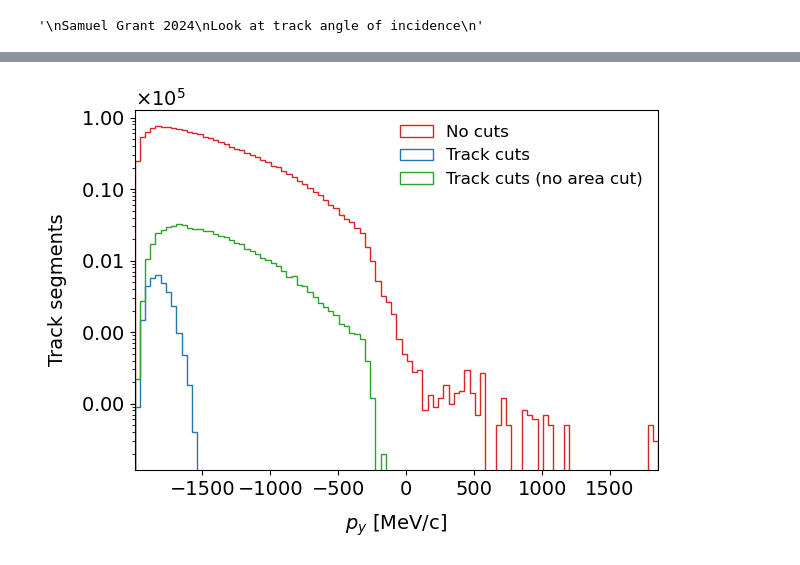
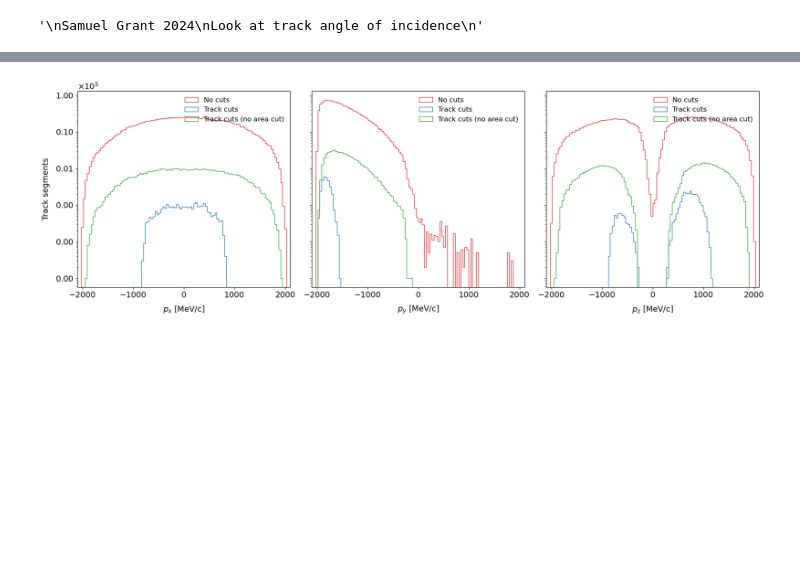
Before and after one commit to sam-grant/CRVSim, a Jupyter notebook: Analyses/Jupyter/TrackAngle.ipynb, the cells around one changed output, grey strips where cells are left out. Cells and saved outputs as stored; diff of their text form; code cells hidden in the pictures; blank space fills up the shorter version.

Commit message:
Investigating vertical tracks.

```diff
--- a/Analyses/Jupyter/TrackAngle.ipynb
+++ b/Analyses/Jupyter/TrackAngle.ipynb
@@ -217,8 +296,10 @@ def ApplyTrackerCuts(arrays_, fail=False, quiet=False, fid=True):
 # %%
 # data_ = ak.copy(data_)
 track_cuts_ = ak.copy(data_)
+old_track_cuts_ = ak.copy(data_)
 track_cuts_no_fid_ = ak.copy(data_)
 track_cuts_ = ApplyTrackerCuts(track_cuts_, fail=False, fid=True)
+old_track_cuts_ = ApplyOldTrackerCuts(old_track_cuts_, fail=False, fid=True)
 track_cuts_no_fid_ = ApplyTrackerCuts(track_cuts_no_fid_, fail=False, fid=False)
 
 pr.PrintNEvents(track_cuts_, 1, masks_ = ["pass_track_cuts", "trk_bestFit", "trkfit_bestFit", "trkfit_KLCRV1", "trkfit_CRV1Fiducial"])
@@ -234,6 +315,16 @@ Plot2D(x=ak.flatten(track_cuts_["trkfit"]["klfit"]["pos"]["fCoordinates"]["fZ"],
        , min_box_coords=min_box_coords, max_box_coords=max_box_coords
        , title="Track cuts", xlabel="KKInter Z [mm]", ylabel="KKInter X [mm]"
        , fout=f"../Images/{recon}/TrackAngle/h2_ZX_track_cuts.png")
+
+min_box_coords = (-(1775.0)-500, -(6100/2))
+max_box_coords = (+(1775.0)-500, +(6100/2))
+
+Plot2D(x=ak.flatten(old_track_cuts_["trkfit"]["klfit"]["pos"]["fCoordinates"]["fZ"], axis=None)#[:1000]
+       , y=ak.flatten(old_track_cuts_["trkfit"]["klfit"]["pos"]["fCoordinates"]["fX"], axis=None)#[:1000]
+       , nbinsX=100, xmin=-8000, xmax=8000, nbinsY=100, ymin=-8000, ymax=8000
+       , min_box_coords=min_box_coords, max_box_coords=max_box_coords
+       , title="Old track cuts", xlabel="KKInter Z [mm]", ylabel="KKInter X [mm]"
+       , fout=f"../Images/{recon}/TrackAngle/h2_ZX_old_track_cuts.png")
 
 Plot2D(x=ak.flatten(track_cuts_no_fid_["trkfit"]["klfit"]["pos"]["fCoordinates"]["fZ"], axis=None)#[:1000]
        , y=ak.flatten(track_cuts_no_fid_["trkfit"]["klfit"]["pos"]["fCoordinates"]["fX"], axis=None)#[:1000]
@@ -340,15 +481,21 @@ py_cut_ = ak.flatten(track_cuts_["trkfit"]["klfit"]["mom"]["fCoordinates"]["fY"]
 pz_cut_ = ak.flatten(track_cuts_["trkfit"]["klfit"]["mom"]["fCoordinates"]["fZ"], axis=None)
 ptot_cut_ = np.sqrt( px_cut_**2 + py_cut_**2 + pz_cut_**2 )
 
+px_old_cut_ = ak.flatten(old_track_cuts_["trkfit"]["klfit"]["mom"]["fCoordinates"]["fX"], axis=None)
+py_old_cut_ = ak.flatten(old_track_cuts_["trkfit"]["klfit"]["mom"]["fCoordinates"]["fY"], axis=None)
+pz_old_cut_ = ak.flatten(old_track_cuts_["trkfit"]["klfit"]["mom"]["fCoordinates"]["fZ"], axis=None)
+ptot_old_cut_ = np.sqrt( px_old_cut_**2 + py_old_cut_**2 + pz_old_cut_**2 )
+
+
 px_cut_no_fid_ = ak.flatten(track_cuts_no_fid_["trkfit"]["klfit"]["mom"]["fCoordinates"]["fX"], axis=None)
 py_cut_no_fid_ = ak.flatten(track_cuts_no_fid_["trkfit"]["klfit"]["mom"]["fCoordinates"]["fY"], axis=None)
 pz_cut_no_fid_ = ak.flatten(track_cuts_no_fid_["trkfit"]["klfit"]["mom"]["fCoordinates"]["fZ"], axis=None)
 ptot_cut_no_fid_ = np.sqrt( px_cut_no_fid_**2 + py_cut_no_fid_**2 + pz_cut_no_fid_**2 )
 
-# Plot1D(ptot_raw_
-#        , nbins=100, xmin=np.min(ptot_raw_), xmax=np.max(ptot_raw_)
-#        , title="No cuts", xlabel="Track momentum [MeV/c]", ylabel="Track segments"
-#        , fout=f"../Images/{recon}/TrackCuts/h1_trkMom_raw.png")
+Plot1D(ptot_raw_
+       , nbins=100, xmin=np.min(ptot_raw_), xmax=np.max(ptot_raw_)
+       , title="No cuts", xlabel="Track momentum [MeV/c]", ylabel="Track segments"
+       , fout=f"../Images/{recon}/TrackAngle/h1_trkMom_raw.png")
 
 # Plot1D(ptot_cut_
 #        , nbins=100, xmin=np.min(ptot_raw_), xmax=np.max(ptot_raw_)
@@ -363,29 +510,52 @@ Plot1DOverlay({"No cuts" : ptot_raw_, "Track cuts" : ptot_cut_, "Track cuts (no
               , log=True
               , legPos="upper left")
 
-Plot1DOverlay({"No cuts" : px_raw_, "Track cuts" : px_cut_, "Track cuts (no area cut)" : px_cut_no_fid_}
-              , nbins=100, xmin=np.min(px_raw_), xmax=np.max(px_raw_)
-              , xlabel="$p_{x}$ [MeV/c]", ylabel="Track segments"# (normalised)"
-              , fout=f"../Images/{recon}/TrackAngle/h1_trkMomX_cut_overlay.png"
-              # , norm=True
-              , log=True
-              , legPos="best")
+# Plot1DOverlay({"No cuts" : px_raw_, "Track cuts" : px_cut_, "Track cuts (no area cut)" : px_cut_no_fid_}
+#               , nbins=100, xmin=np.min(px_raw_), xmax=np.max(px_raw_)
+#               , xlabel="$p_{x}$ [MeV/c]", ylabel="Track segments"# (normalised)"
+#               , fout=f"../Images/{recon}/TrackAngle/h1_trkMomX_cut_overlay.png"
+#               # , norm=True
+#               , log=True
+#               , legPos="best")
 
-Plot1DOverlay({"No cuts" : py_raw_, "Track cuts" : py_cut_, "Track cuts (no area cut)" : py_cut_no_fid_}
-              , nbins=100, xmin=np.min(py_raw_), xmax=np.max(py_raw_)
-              , xlabel="$p_{y}$ [MeV/c]", ylabel="Track segments" # (normalised)"
-              , fout=f"../Images/{recon}/TrackAngle/h1_trkMomY_cut_overlay.png"
-              # , norm=True
-              , log=True
-              , legPos="best")
+# Plot1DOverlay({"No cuts" : py_raw_, "Track cuts" : py_cut_, "Track cuts (no area cut)" : py_cut_no_fid_}
+#               , nbins=100, xmin=np.min(py_raw_), xmax=np.max(py_raw_)
+#               , xlabel="$p_{y}$ [MeV/c]", ylabel="Track segments" # (normalised)"
+#               , fout=f"../Images/{recon}/TrackAngle/h1_trkMomY_cut_overlay.png"
+#               # , norm=True
+#               , log=True
+#               , legPos="best")
 
-Plot1DOverlay({"No cuts" : pz_raw_, "Track cuts" : pz_cut_, "Track cuts (no area cut)" : pz_cut_no_fid_}
-              , nbins=100, xmin=np.min(pz_raw_), xmax=np.max(pz_raw_)
-              , xlabel="$p_{z}$ [MeV/c]", ylabel="Track segments" # (normalised)"
-              , fout=f"../Images/{recon}/TrackAngle/h1_trkMomZ_cut_overlay.png"
-              # , norm=True
-              , log=True
-              , legPos="upper left")
+# Plot1DOverlay({"No cuts" : pz_raw_, "Track cuts" : pz_cut_, "Track cuts (no area cut)" : pz_cut_no_fid_}
+#               , nbins=100, xmin=np.min(pz_raw_), xmax=np.max(pz_raw_)
+#               , xlabel="$p_{z}$ [MeV/c]", ylabel="Track segments" # (normalised)"
+#               , fout=f"../Images/{recon}/TrackAngle/h1_trkMomZ_cut_overlay.png"
+#               # , norm=True
+#               , log=True
+#               , legPos="upper left")
+
+
+hists_ = [
+    {"No cuts": px_raw_, "Track cuts": px_cut_, "Track cuts (no area cut)": px_cut_no_fid_},
+    {"No cuts": py_raw_, "Track cuts": py_cut_, "Track cuts (no area cut)": py_cut_no_fid_},
+    {"No cuts": pz_raw_, "Track cuts": pz_cut_, "Track cuts (no area cut)": pz_cut_no_fid_}
+]
+
+Plot1DOverlaySideBySide(
+    hists_list,
+    nbins=110,
+    xmin=-2100,
+    xmax=2100,
+    xlabels_=["$p_{x}$ [MeV/c]", "$p_{y}$ [MeV/c]", "$p_{z}$ [MeV/c]"],
+    ylabels_=["Track segments"],
+    fout=f"../Images/{recon}/TrackAngle/h1_trkMom_overlay.png",
+    log=True,
+    legPos="upper right"
+)
+
+
+
+
 
 # Plot1D(px
 #        , nbins=100, xmin=np.min(px), xmax=np.max(px)
@@ -411,2 +581,2 @@ Plot1DOverlay({"No cuts" : pz_raw_, "Track cuts" : pz_cut_, "Track cuts (no area
-[figure, old version]
+[figure, new version]
 ---> Written:
```
Also changed, not shown: parts of 12 cells of this notebook.
